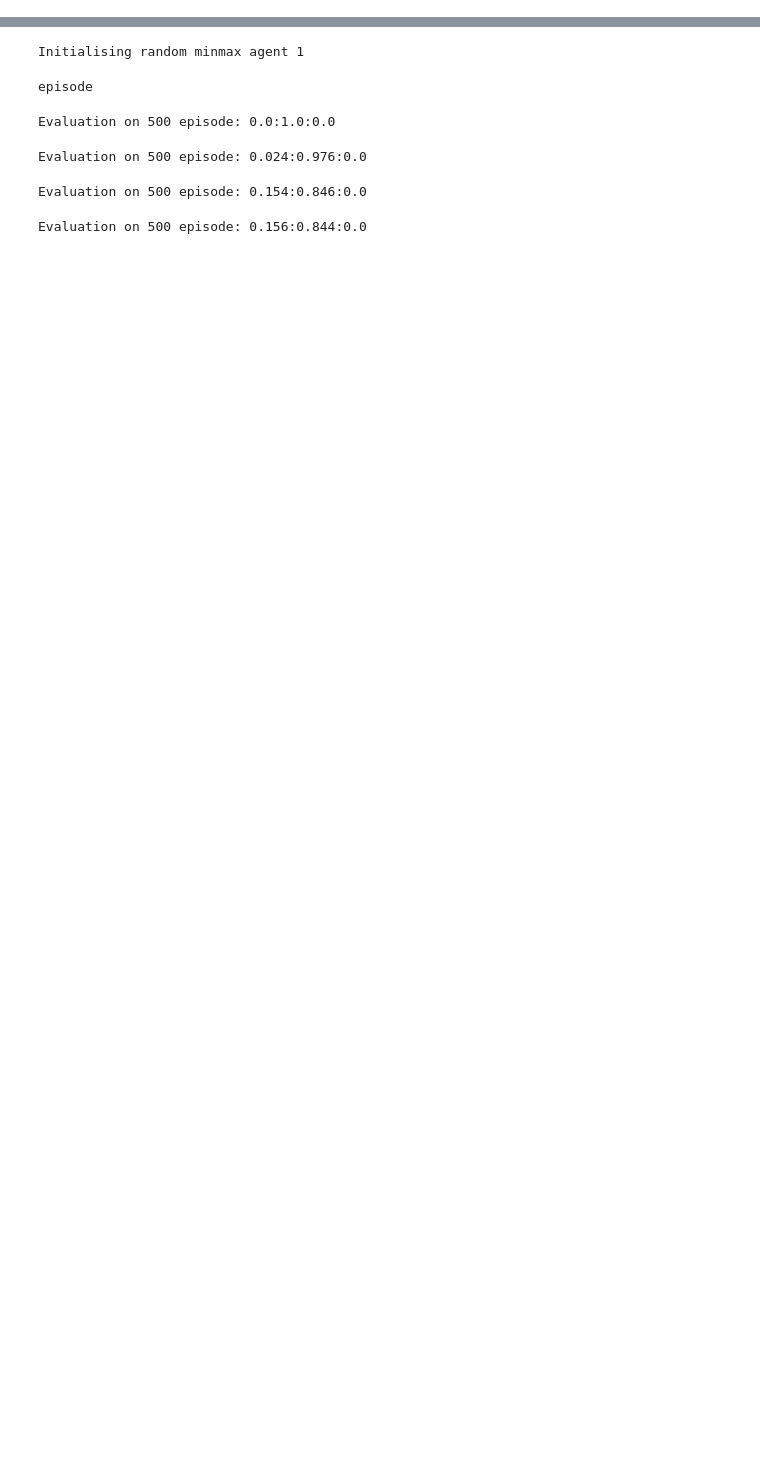
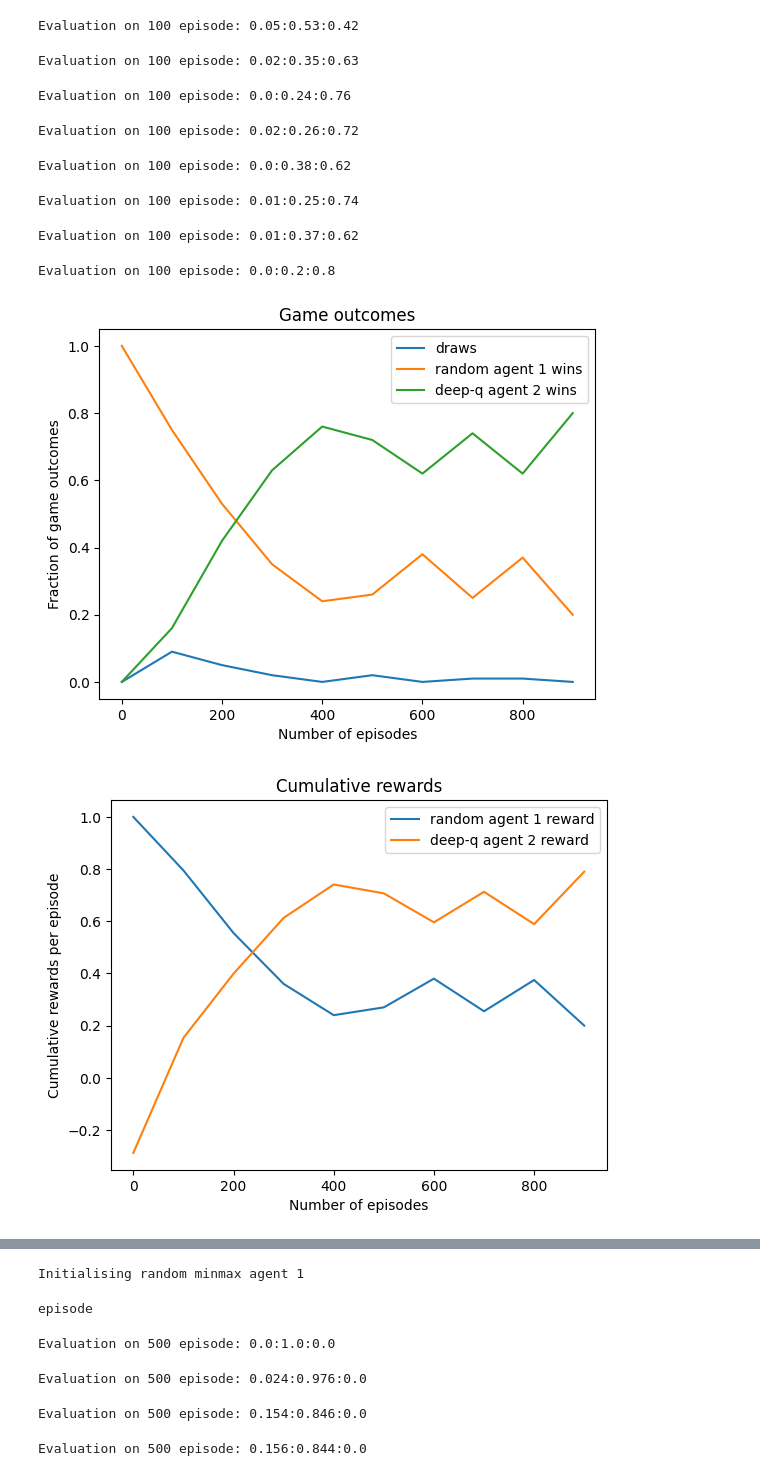
Before and after one commit to KunkelAlexander/tictactoe_rl, a Jupyter notebook: analysis.ipynb, the cells around one changed output, grey strips where cells are left out. Cells and saved outputs as stored; diff of their text form; code cells hidden in the pictures; blank space fills up the shorter version.

```diff
--- a/analysis.ipynb
+++ b/analysis.ipynb
@@ -29,0 +119,5 @@ config = {
+# %%
+config = dict(base_config)
+config["agent_types"]   = ["RANDOM_AGENT", "DUAL_DEEP_Q_AGENT"]
+config["target_update_freq"] = 50
+out_simple = training_manager.run_training(config)
@@ -29,0 +142,5 @@ config = {
+# %%
+config = dict(base_config)
+config["agent_types"]   = ["RANDOM_AGENT", "DUAL_DEEP_Q_AGENT"]
+config["target_update_freq"] = 4
+out_simple = training_manager.run_training(config)
@@ -29,0 +161,8 @@ config = {
+# %%
+config = dict(base_config)
+config["exploration"] = 1.0
+config["exploration_decay"] = 1e-3
+config["n_episode"]     = 2000
+config["target_update_freq"] = 4
+config["agent_types"]   = ["RANDOM_AGENT", "DUELLING_DEEP_Q_AGENT"]
+out_duelling = training_manager.run_training(config)
@@ -29,0 +183,4 @@ config = {
+# %%
+config = dict(base_config)
+config["agent_types"]   = ["RANDOM_AGENT", "CONVOLUTIONAL_DUELLING_DEEP_Q_AGENT"]
+out_convolutional = training_manager.run_training(config)
@@ -29,0 +201,5 @@ config = {
+# %%
+config = dict(base_config)
+config["agent_types"]   = ["RANDOM_AGENT", "PRIORITISED_SIMPLE_DEEP_Q_AGENT"]
+out_simple = training_manager.run_training(config)
+# %% [output]
@@ -29,0 +210,10 @@ config = {
+Evaluation on 100 episode: 0.05:0.53:0.42
+Evaluation on 100 episode: 0.02:0.35:0.63
+Evaluation on 100 episode: 0.0:0.24:0.76
+Evaluation on 100 episode: 0.02:0.26:0.72
+Evaluation on 100 episode: 0.0:0.38:0.62
+Evaluation on 100 episode: 0.01:0.25:0.74
+Evaluation on 100 episode: 0.01:0.37:0.62
+Evaluation on 100 episode: 0.0:0.2:0.8
+[figure, added]
+[figure, added]
```
Also changed, not shown: parts of 19 cells of this notebook, 3 other files.
